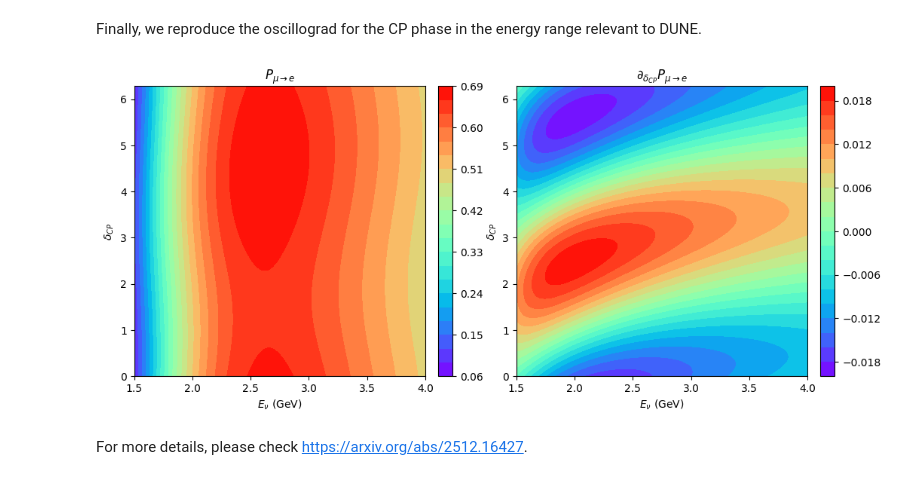
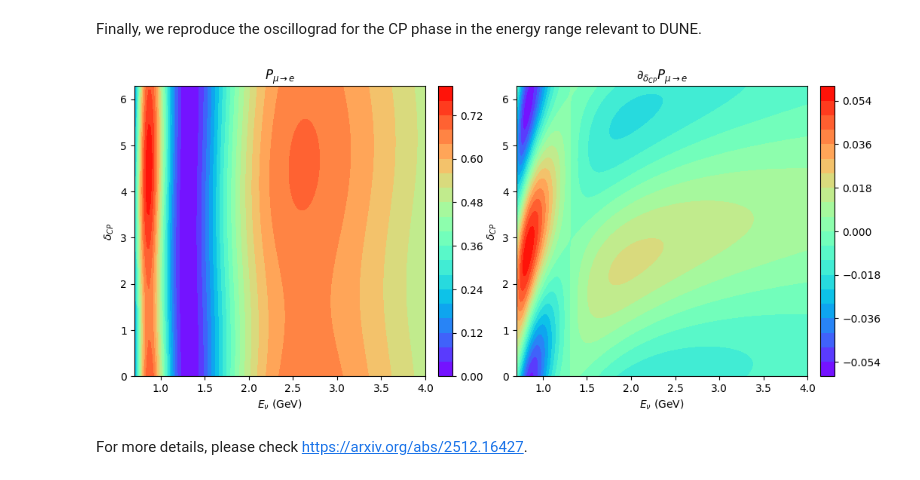
Before and after one commit to pabloferm/CHIC, a Jupyter notebook: examples/python/example.ipynb, the cells around one changed output. Drawn from its saved outputs; the diff is of its cells as text; code cells hidden in the pictures.

```diff
--- a/examples/python/example.ipynb
+++ b/examples/python/example.ipynb
@@ -255,37 +255,37 @@ plt.show()
 # %% [markdown]
 Finally, we reproduce the oscillograd for the CP phase in the energy range relevant to DUNE.
 # %%
-DUNE_energy = np.linspace(1.5, 4., 200)
+DUNE_energy = np.linspace(0.7, 4., 200)
 DUNE_L = 1300. # km
 
 for i, th in enumerate(dcp): # y
     dch.update_dcp(th)                 # update theta23
     for j, E_DUNE in enumerate(DUNE_energy): # x
         Px = dch.compute_oscillations(E_DUNE, DUNE_L)
         dPx = dch.compute_oscillations_derivatives("dcp", E_DUNE, DUNE_L)
         P[i, j] = Px[0, 1]
         dP[i, j] = dPx[0, 1]
 
 fig, axes = plt.subplots(1, 2, figsize=(12, 5))
 
 ED, CP = np.meshgrid(DUNE_energy, dcp)
 
 # P panel
 cs0 = axes[0].contourf(ED, CP, P, levels=levels, cmap='rainbow', extend='neither')
 axes[0].set_xlabel(r'$E_\nu$ (GeV)')
 axes[0].set_ylabel(r'$\delta_{CP}$')
 axes[0].set_title(r'$P_{\mu\rightarrow e}$')
 cbar0 = fig.colorbar(cs0, ax=axes[0], fraction=0.046, pad=0.04)
 
 # dP panel
 cs1 = axes[1].contourf(ED, CP, dP, levels=levels, cmap='rainbow', extend='neither')
 axes[1].set_xlabel(r'$E_\nu$ (GeV)')
 axes[1].set_ylabel(r'$\delta_{CP}$')
 axes[1].set_title(r'$\partial_{\delta_{CP}}P_{\mu\rightarrow e}$')
 cbar1 = fig.colorbar(cs1, ax=axes[1], fraction=0.046, pad=0.04)
 
 plt.show()
 # %% [output]
-[figure, old version]
+[figure, new version]
 # %% [markdown]
 For more details, please check https://arxiv.org/abs/2512.16427.
```
Also changed, not shown: parts of 1 cell of this notebook, 9 other files.
